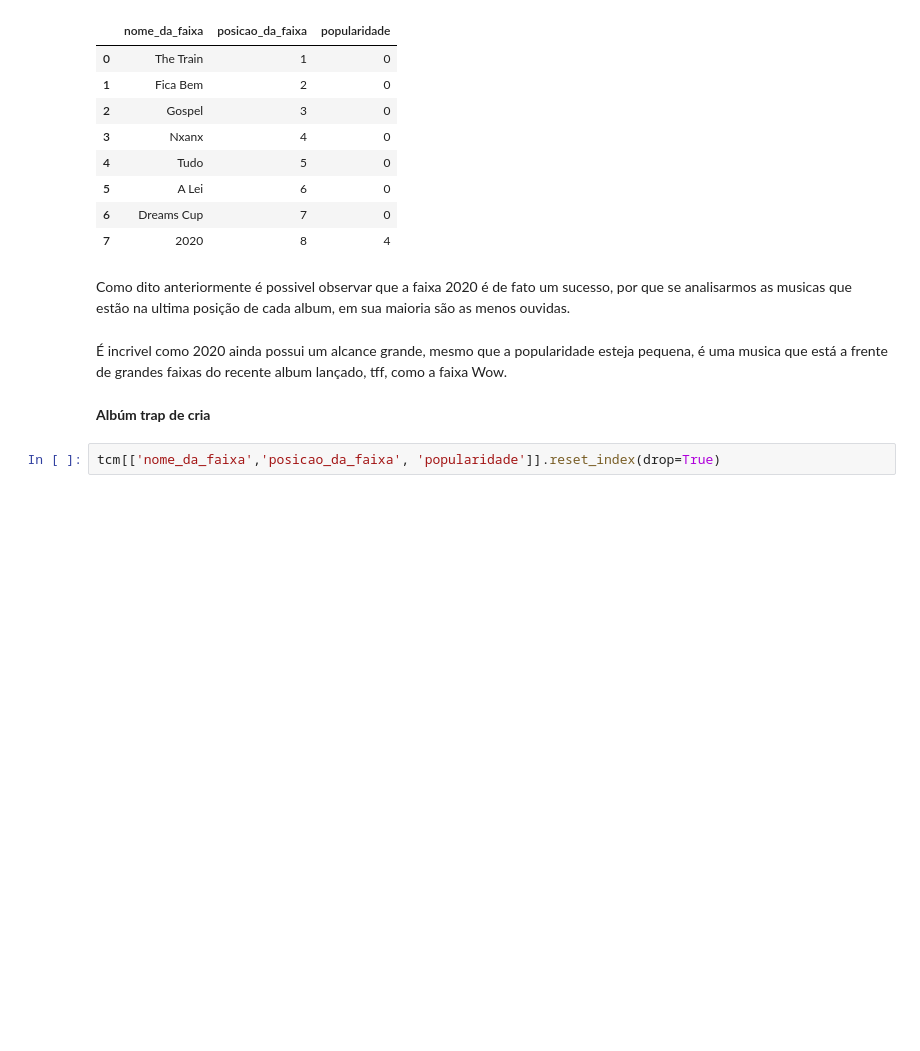
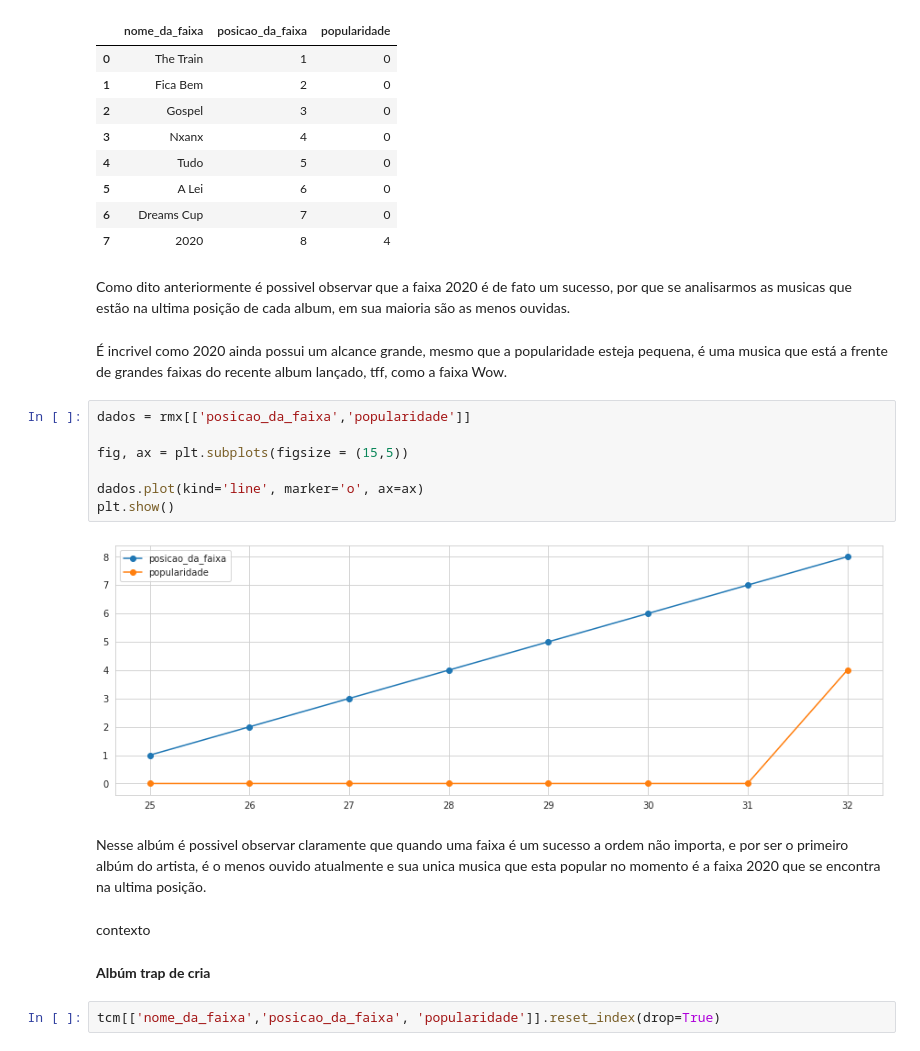
Before and after one commit to luislauriano/Data_Science, a Jupyter notebook: Projeto_construcao.ipynb, the cells around one changed output. Cells and saved outputs as stored; diff of their text form; blank space fills up the shorter version.

```diff
--- a/Projeto_construcao.ipynb
+++ b/Projeto_construcao.ipynb
@@ -715,6 +726,19 @@ rmx[['nome_da_faixa','posicao_da_faixa', 'popularidade']].reset_index(drop=True)
 Como dito anteriormente é possivel observar que a faixa 2020 é de fato um sucesso, por que se analisarmos as musicas que estão na ultima posição de cada album, em sua maioria são as menos ouvidas.
 # %% [markdown]
 É incrivel como 2020 ainda possui um alcance grande, mesmo que a popularidade esteja pequena, é uma musica que está a frente de grandes faixas do recente album lançado, tff, como a faixa Wow.
+# %%
+dados = rmx[['posicao_da_faixa','popularidade']]
+
+fig, ax = plt.subplots(figsize = (15,5))
+
+dados.plot(kind='line', marker='o', ax=ax)
+plt.show()
+# %% [output]
+[figure, added]
+# %% [markdown]
+Nesse albúm é possivel observar claramente que quando uma faixa é um sucesso a ordem não importa, e por ser o primeiro albúm do artista, é o menos ouvido atualmente e sua unica musica que esta popular no momento é a faixa 2020 que se encontra na ultima posição.
+# %% [markdown]
+contexto
 # %% [markdown]
 **Albúm trap de cria**
 # %%
```
Also changed, not shown: parts of 56 cells of this notebook.
